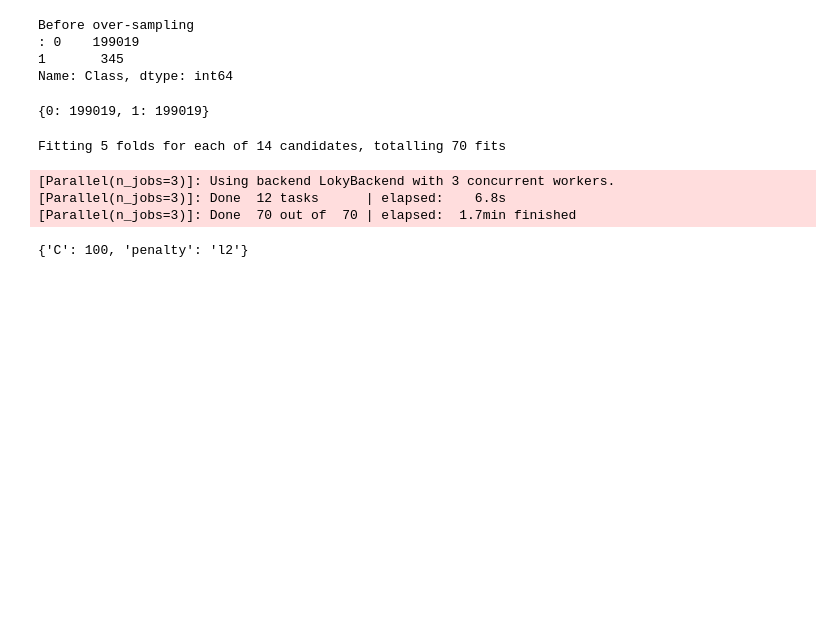
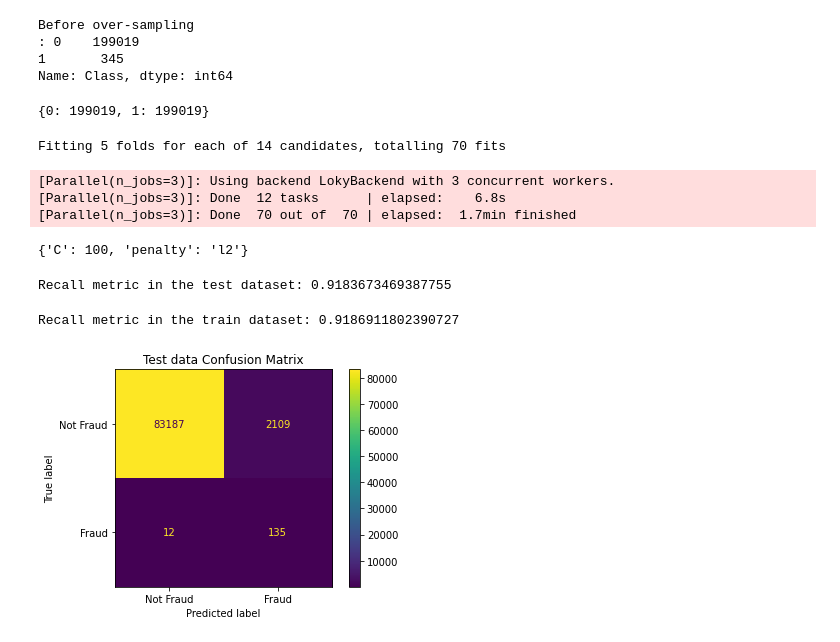
Before and after one commit to reetika6/CreditCardFraudDetection, a Jupyter notebook: CreditCardFraudDetection.ipynb, the cells around one changed output. Drawn from its saved outputs; the diff is of its cells as text; code cells hidden in the pictures; blank space fills up the shorter version.

```diff
--- a/CreditCardFraudDetection.ipynb
+++ b/CreditCardFraudDetection.ipynb
@@ -194,0 +201,22 @@ Fitting 5 folds for each of 14 candidates, totalling 70 fits
+# %%
+print("Recall metric in the test dataset:", (cnf_matrix_test[1,1]/(cnf_matrix_test[1,0]+cnf_matrix_test[1,1] )))
+# %% [output]
+Recall metric in the test dataset: 0.9183673469387755
+# %%
+y_train_pre = lr_gridcv_best.predict(X_train_res)
+
+cnf_matrix_train = confusion_matrix(y_train_res, y_train_pre)
+
+print("Recall metric in the train dataset:", (cnf_matrix_train[1,1]/(cnf_matrix_train[1,0]+cnf_matrix_train[1,1] )))
+# %% [output]
+Recall metric in the train dataset: 0.9186911802390727
+# %%
+from sklearn.metrics import plot_confusion_matrix
+
+class_names = ['Not Fraud', 'Fraud']
+# %%
+plot_confusion_matrix(k, X_test, y_test,  values_format = '.5g', display_labels=class_names)
+plt.title("Test data Confusion Matrix")
+plt.show()
+# %% [output]
+[figure, added]
```
Also changed, not shown: parts of 4 cells of this notebook.
